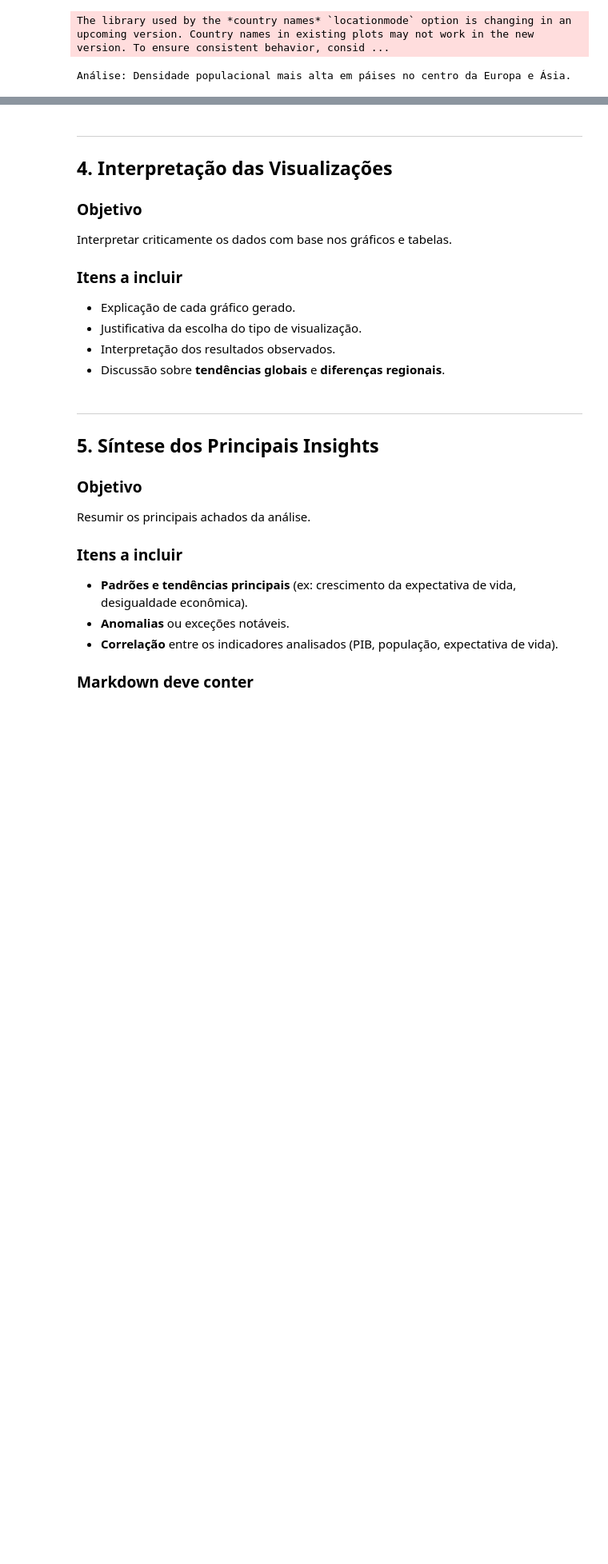
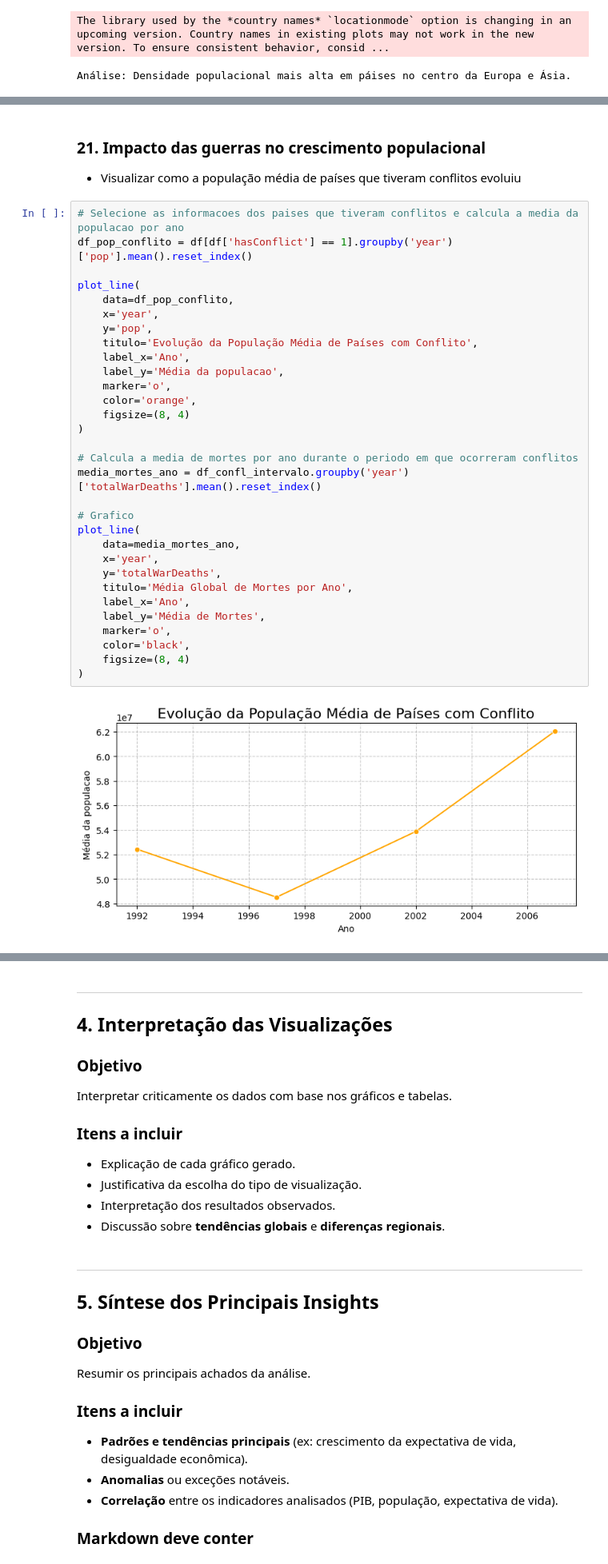
Before and after one commit to brunobgcardoso/avaliacao-python-ciencia-dados, a Jupyter notebook: src/Projeto.ipynb, the cells around one changed output, grey strips where cells are left out. Shown at 80% size. Cells and saved outputs as stored; diff of their text form; blank space fills up the shorter version.

```diff
--- a/src/Projeto.ipynb
+++ b/src/Projeto.ipynb
@@ -2141,0 +2201,36 @@ Análise: Densidade populacional mais alta em páises no centro da Europa e Ási
+# %% [markdown]
+### 21. Impacto das guerras no crescimento populacional
+- Visualizar como a população média de países que tiveram conflitos evoluiu
+# %%
+# Selecione as informacoes dos paises que tiveram conflitos e calcula a media da populacao por ano
+df_pop_conflito = df[df['hasConflict'] == 1].groupby('year')['pop'].mean().reset_index()
+
+plot_line(
+    data=df_pop_conflito,
+    x='year',
+    y='pop',
+    titulo='Evolução da População Média de Países com Conflito',
+    label_x='Ano',
+    label_y='Média da populacao',
+    marker='o',
+    color='orange',
+    figsize=(8, 4)
+)
+
+# Calcula a media de mortes por ano durante o periodo em que ocorreram conflitos
+media_mortes_ano = df_confl_intervalo.groupby('year')['totalWarDeaths'].mean().reset_index()
+
+# Grafico
+plot_line(
+    data=media_mortes_ano,
+    x='year',
+    y='totalWarDeaths',
+    titulo='Média Global de Mortes por Ano',
+    label_x='Ano',
+    label_y='Média de Mortes',
+    marker='o',
+    color='black',
+    figsize=(8, 4)
+)
+# %% [output]
+[figure, added]
```
Also changed, not shown: parts of 27 cells of this notebook.
